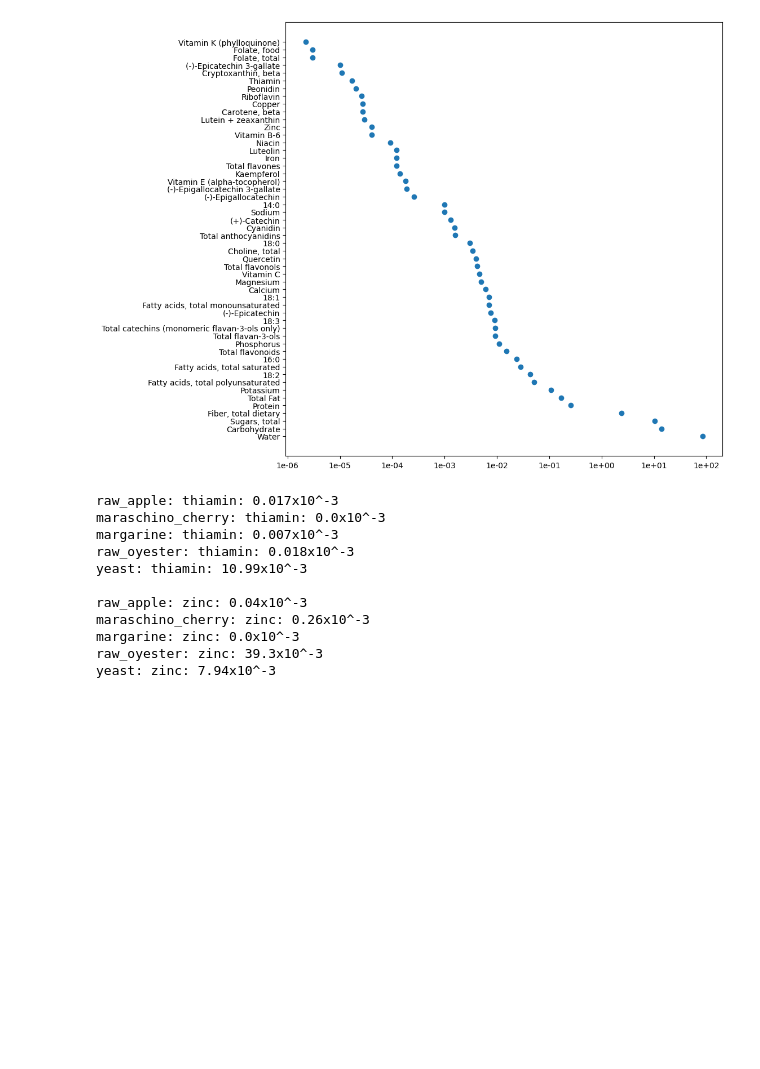
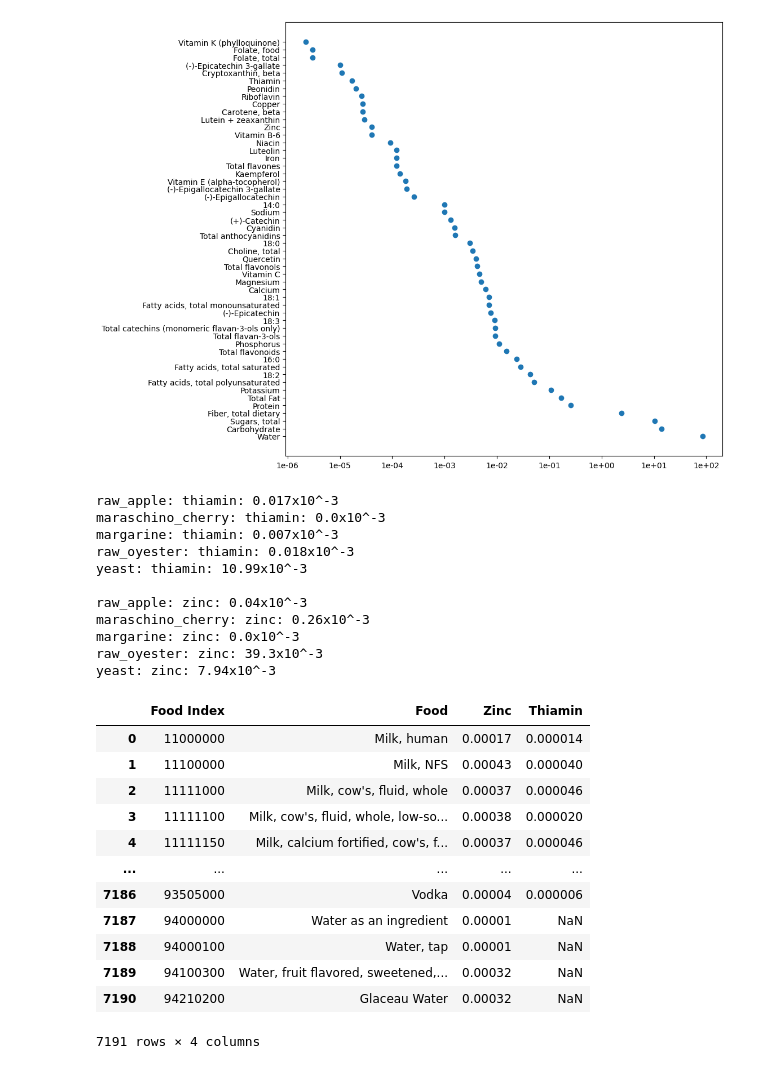
Before and after one commit to oberoir080/NutrientEDA, a Jupyter notebook: CSV_Generator_py/Figures.ipynb, the cells around one changed output. Saved outputs shown, nothing was run; the diff lists cells and outputs as text; code cells hidden in the pictures; blank space fills up the shorter version.

Commit message:
Zinc and Thiamin values for all foods found

```diff
--- a/CSV_Generator_py/Figures.ipynb
+++ b/CSV_Generator_py/Figures.ipynb
@@ -131,3 +131,26 @@ maraschino_cherry: zinc: 0.26x10^-3
 margarine: zinc: 0.0x10^-3
 raw_oyester: zinc: 39.3x10^-3
 yeast: zinc: 7.94x10^-3
+# %%
+figure1_c = pd.read_csv('CSVs/Particular Nutrients/ZincThiamin.csv')
+figure1_c['Amount'] = figure1_c['Amount'].apply(lambda x: x / 1000) #mg to grams conversion
+figure1_c = figure1_c[figure1_c['Amount'] != 0]
+
+figure1_c = figure1_c.pivot_table(index=['Food Index', 'Food'], columns='Nutrient Index', values='Amount', aggfunc='sum').reset_index()
+figure1_c.columns = ['Food Index', 'Food', 'Zinc', 'Thiamin']
+
+figure1_c
+# %% [output]
+|  | Food Index | Food | Zinc | Thiamin |
+| 0 | 11000000 | Milk, human | 0.00017 | 0.000014 |
+| 1 | 11100000 | Milk, NFS | 0.00043 | 0.000040 |
+| 2 | 11111000 | Milk, cow's, fluid, whole | 0.00037 | 0.000046 |
+| 3 | 11111100 | Milk, cow's, fluid, whole, low-so... | 0.00038 | 0.000020 |
+| 4 | 11111150 | Milk, calcium fortified, cow's, f... | 0.00037 | 0.000046 |
+| ... | ... | ... | ... | ... |
+| 7186 | 93505000 | Vodka | 0.00004 | 0.000006 |
+| 7187 | 94000000 | Water as an ingredient | 0.00001 | NaN |
+| 7188 | 94000100 | Water, tap | 0.00001 | NaN |
+| 7189 | 94100300 | Water, fruit flavored, sweetened,... | 0.00032 | NaN |
+| 7190 | 94210200 | Glaceau Water | 0.00032 | NaN |
+7191 rows × 4 columns
```
Also changed, not shown: 2 other files.
